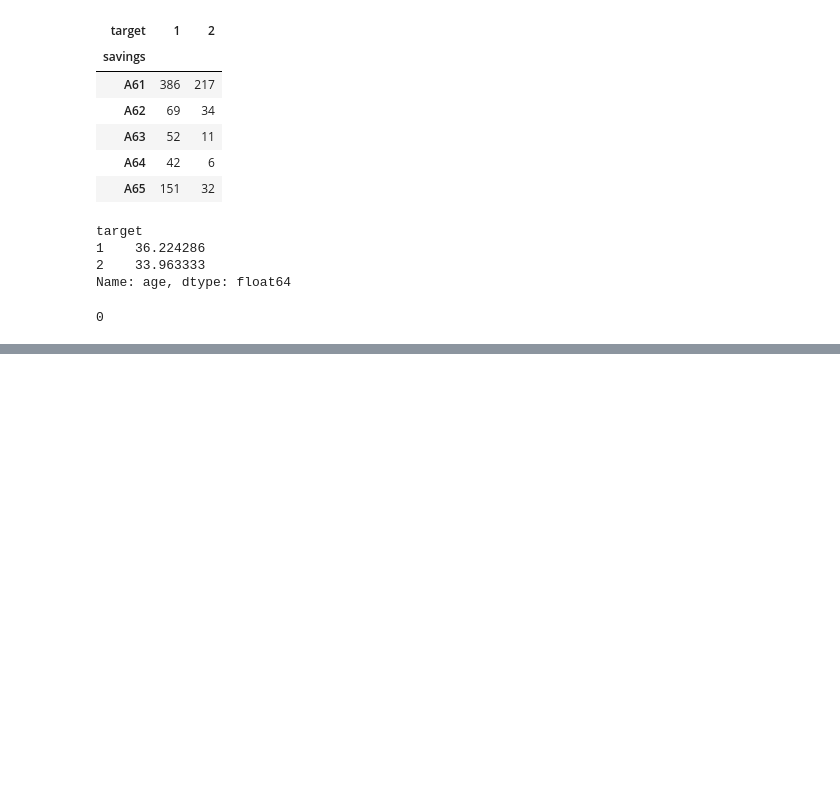
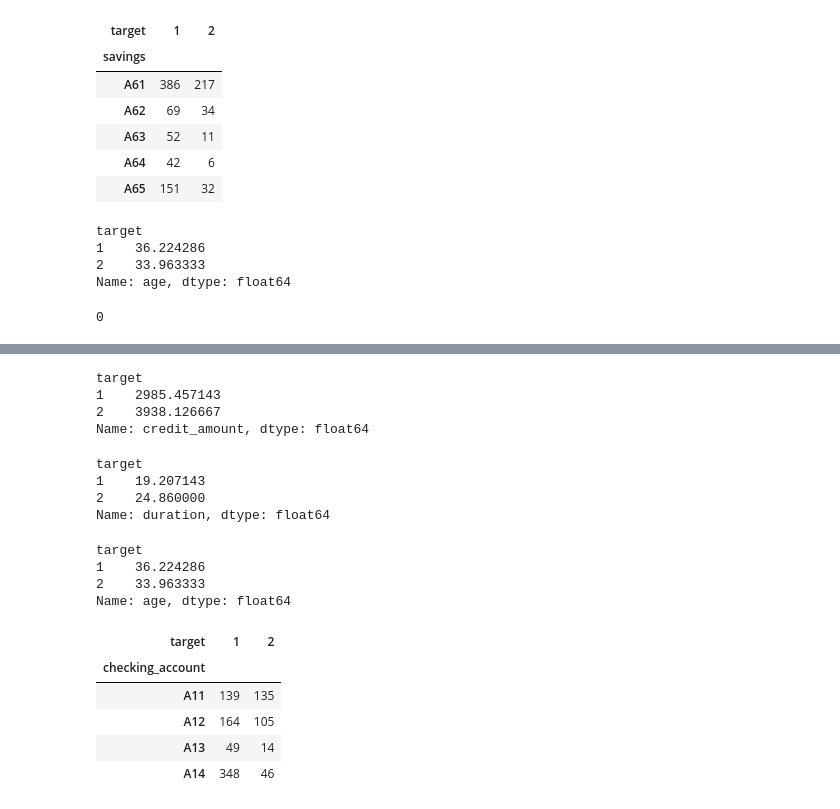
Before and after one commit to JSPtata/credit_risk_decision_engine, a Jupyter notebook: credit_risk.ipynb, the cells around one changed output, grey strips where cells are left out. Cells and saved outputs as stored; diff of their text form; code cells hidden in the pictures; blank space fills up the shorter version.

```diff
--- a/credit_risk.ipynb
+++ b/credit_risk.ipynb
@@ -212,2 +220,71 @@ df[numerical_cols].corr()
 | dependents | -0.023834 | 0.017142 | -0.071207 | 0.042643 | 0.118201 | 0.109667 | 1.000000 | ... |
 | target | 0.214927 | 0.154739 | 0.072404 | 0.002967 | -0.091127 | -0.045732 | -0.003015 | ... |
+# %%
+#Numerical Features vs Target
+
+#1 CREDIT AMOUNT
+
+df.groupby("target")["credit_amount"].mean()
+
+#1-Good customer--AVG = 2985.457143
+#2-Bad customer--AVG = 3938.126667
+
+#Observation:
+#Bad credit customers tend to have larger loan amounts.
+# %% [output]
+target
+1    2985.457143
+2    3938.126667
+Name: credit_amount, dtype: float64
+# %%
+#2 DURATION
+
+df.groupby("target")["duration"].mean()
+
+#BAD>GOOD DURATION
+
+#Observation
+#Bad customers tend to have more duration of loans
+# %% [output]
+target
+1    19.207143
+2    24.860000
+Name: duration, dtype: float64
+# %%
+#3 AGE
+
+df.groupby("target")["age"].mean()
+
+#Observation:
+# credit are slightly younger on average (33.96 years) compared to customers with good credit (36.22 years).
+
+#However, the difference is relatively small (~2.3 years), suggesting age alone may not be a strong predictor of credit risk.
+# %% [output]
+target
+1    36.224286
+2    33.963333
+Name: age, dtype: float64
+# %%
+#CATEGORICAL FEATURES VS TARGET
+
+#4 CHECKING ACCOUNT
+
+pd.crosstab(df["checking_account"], df["target"])
+
+#A11 = balance < 0 DM
+#A12 = balance 0–200 DM
+#A13 = balance >= 200 DM
+#A14 = no checking account
+
+#Observation:
+#- A11 has a high proportion of bad credit customers.
+#- A13 has very few bad credit customers.
+#- Better checking account status is associated with lower credit risk.
+#- Checking account status appears to be an important predictor.
+# %% [output]
+| target | 1 | 2 |
+| checking_account |  |  |
+| A11 | 139 | 135 |
+| A12 | 164 | 105 |
+| A13 | 49 | 14 |
+| A14 | 348 | 46 |
```
Also changed, not shown: parts of 17 cells of this notebook.
